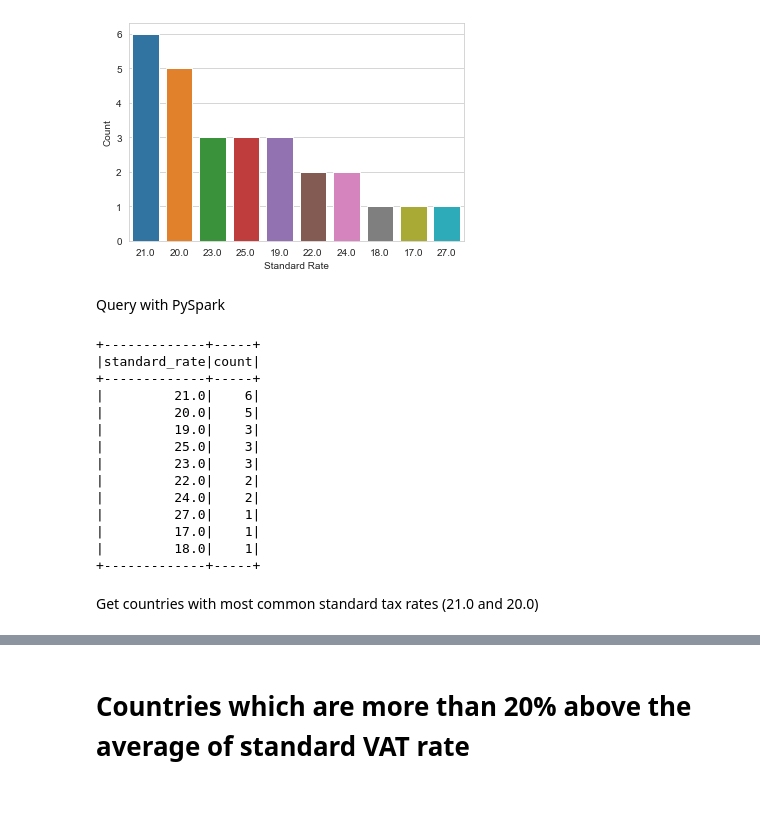
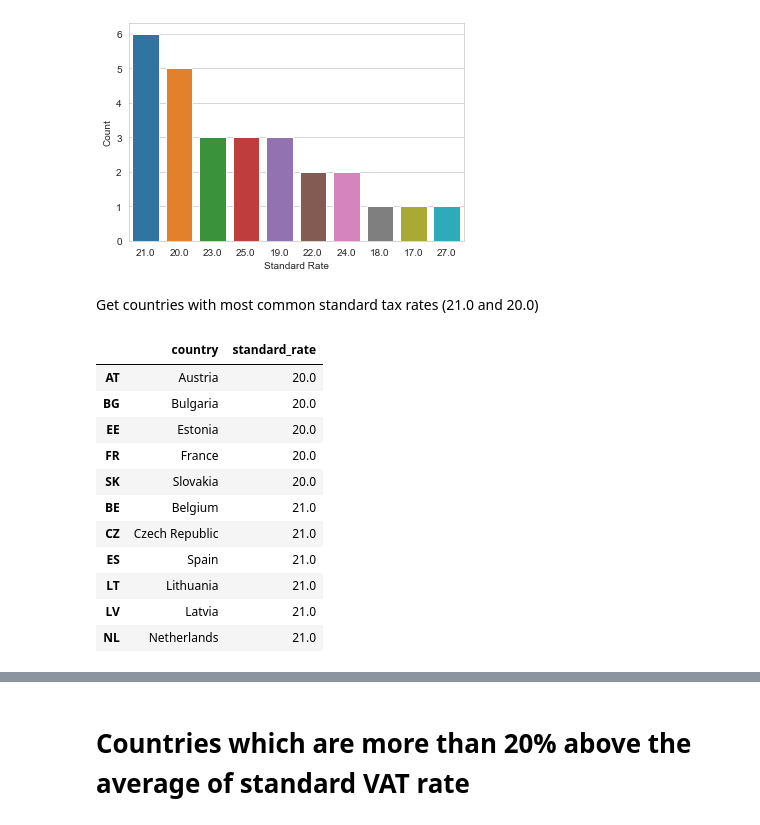
Before and after one commit to catalinaduplat/vat-case-study, a Jupyter notebook: VATRates.ipynb, the cells around one changed output, grey strips where cells are left out. Drawn from its saved outputs; the diff is of its cells as text; code cells hidden in the pictures; blank space fills up the shorter version.

```diff
--- a/VATRates.ipynb
+++ b/VATRates.ipynb
@@ -214,25 +201,23 @@ stvat.set(xlabel='Standard Rate', ylabel='Count')
 # %% [output]
 [Text(0, 0.5, 'Count'), Text(0.5, 0, 'Standard Rate')]
 [figure]
-# %% [markdown]
-Query with PySpark
-# %%
-spark_df.groupby('standard_rate').count().orderBy('count', ascending=False).show()
-# %% [output]
-+-------------+-----+
-|standard_rate|count|
-+-------------+-----+
-|         21.0|    6|
-|         20.0|    5|
-|         19.0|    3|
-|         25.0|    3|
-|         23.0|    3|
-|         22.0|    2|
-|         24.0|    2|
-|         27.0|    1|
-|         17.0|    1|
-|         18.0|    1|
-+-------------+-----+
 # %% [markdown]
 Get countries with most common standard tax rates (21.0 and 20.0)
+# %%
+most_common = df_flattened['standard_rate'].value_counts().index.tolist()[:2]
+df_flattened[df_flattened['standard_rate'].isin(most_common)][['country', 'standard_rate']] \
+    .sort_values(by=['standard_rate'])
+# %% [output]
+|  | country | standard_rate |
+| AT | Austria | 20.0 |
+| BG | Bulgaria | 20.0 |
+| EE | Estonia | 20.0 |
+| FR | France | 20.0 |
+| SK | Slovakia | 20.0 |
+| BE | Belgium | 21.0 |
+| CZ | Czech Republic | 21.0 |
+| ES | Spain | 21.0 |
+| LT | Lithuania | 21.0 |
+| LV | Latvia | 21.0 |
+| NL | Netherlands | 21.0 |
 # %%
```
Also changed, not shown: parts of 23 cells of this notebook, 3 other files.
